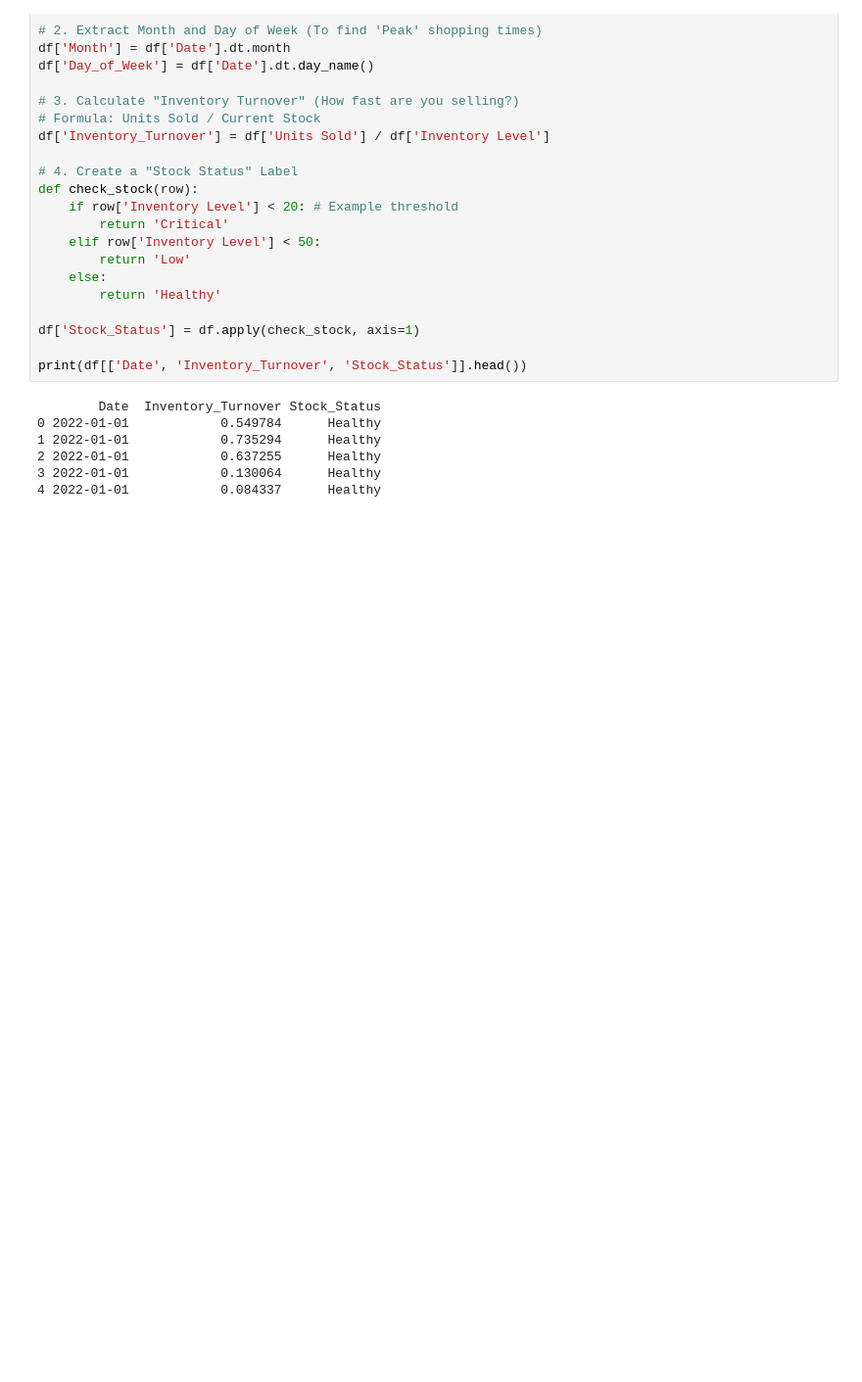
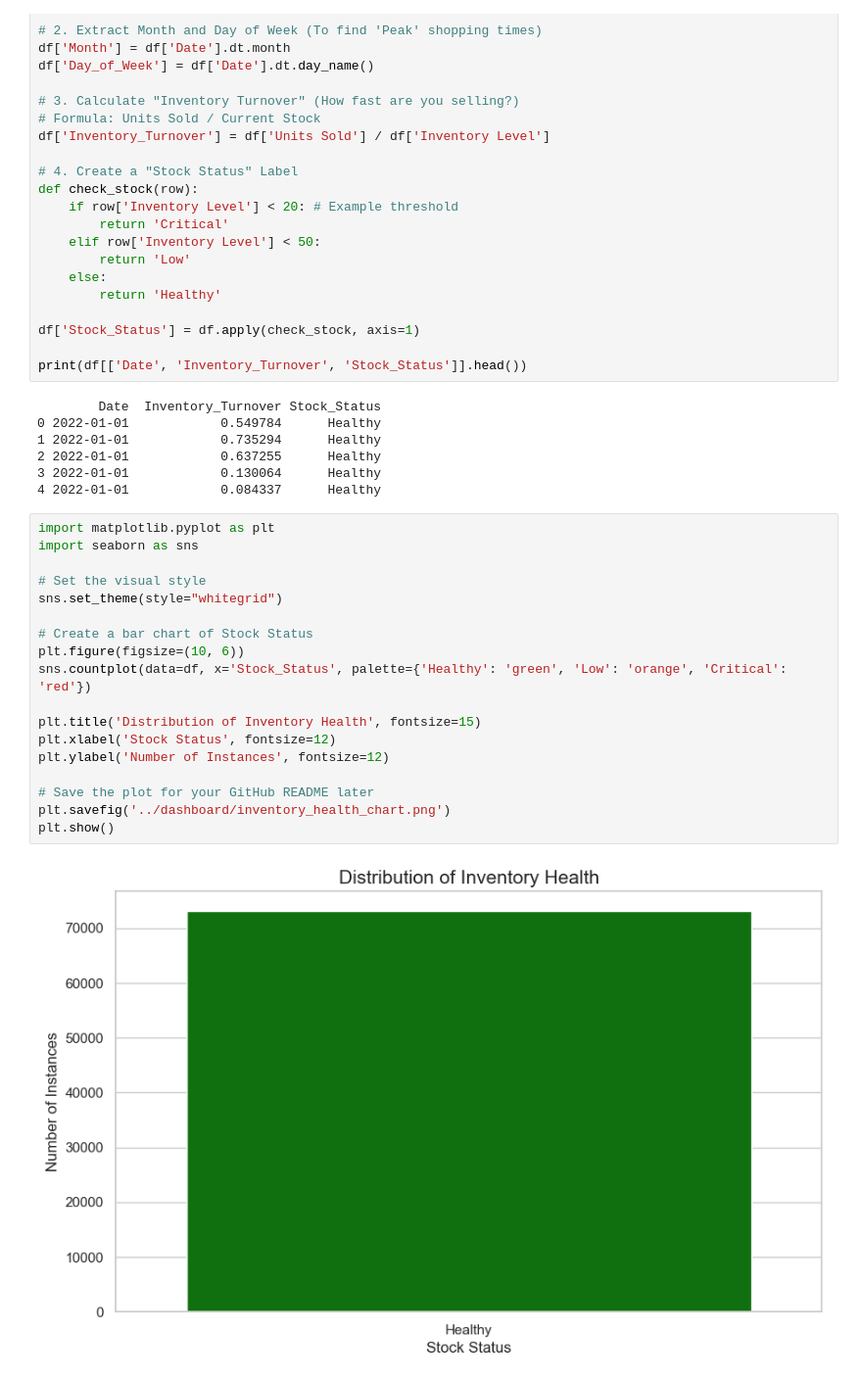
Before and after one commit to Nishithj/supply-chain-analysis, a Jupyter notebook: notebooks/01_data_exploration.ipynb, the cells around one changed output. Shown at 98% size. Saved outputs shown, nothing was run; the diff lists cells and outputs as text; blank space fills up the shorter version.

```diff
--- a/notebooks/01_data_exploration.ipynb
+++ b/notebooks/01_data_exploration.ipynb
@@ -98,3 +98,23 @@ print(df[['Date', 'Inventory_Turnover', 'Stock_Status']].head())
 2 2022-01-01            0.637255      Healthy
 3 2022-01-01            0.130064      Healthy
 4 2022-01-01            0.084337      Healthy
+# %%
+import matplotlib.pyplot as plt
+import seaborn as sns
+
+# Set the visual style
+sns.set_theme(style="whitegrid")
+
+# Create a bar chart of Stock Status
+plt.figure(figsize=(10, 6))
+sns.countplot(data=df, x='Stock_Status', palette={'Healthy': 'green', 'Low': 'orange', 'Critical': 'red'})
+
+plt.title('Distribution of Inventory Health', fontsize=15)
+plt.xlabel('Stock Status', fontsize=12)
+plt.ylabel('Number of Instances', fontsize=12)
+
+# Save the plot for your GitHub README later
+plt.savefig('../dashboard/inventory_health_chart.png')
+plt.show()
+# %% [output]
+[figure, added]
```
Also changed, not shown: parts of 2 cells of this notebook, 2 other files.
